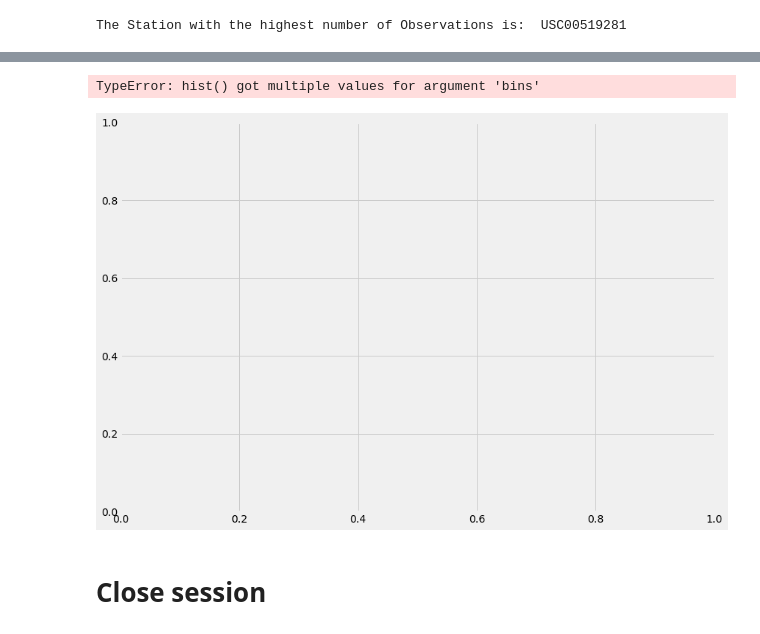
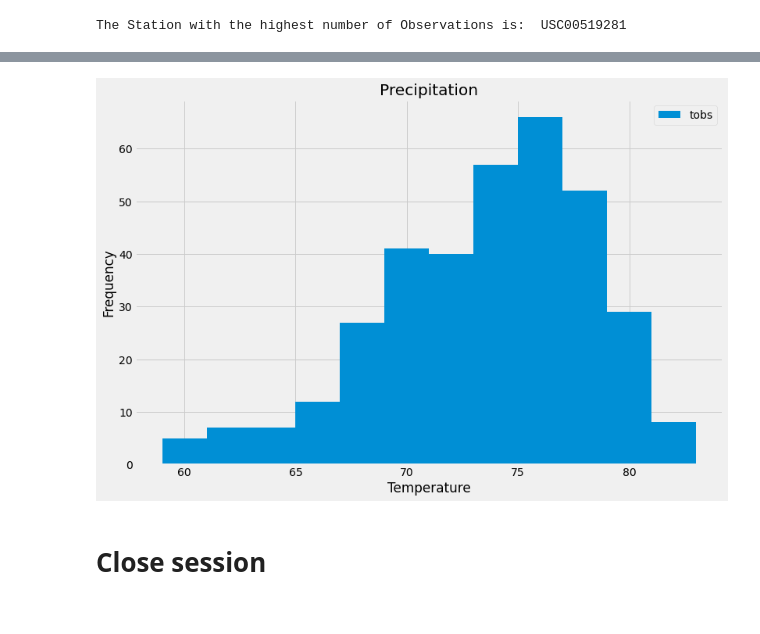
Before and after one commit to usa4148/sqlalchemy-challenge, a Jupyter notebook: climate_starter.ipynb, the cells around one changed output, grey strips where cells are left out. Cells and saved outputs as stored; diff of their text form; code cells hidden in the pictures.

Commit message:
Precipitation histogram complete.

```diff
--- a/climate_starter.ipynb
+++ b/climate_starter.ipynb
@@ -177,11 +159,7 @@ The Station with the highest number of Observations is:  USC00519281
 # %%
 # Using the most active station id
 # Query the last 12 months of temperature observation data for this station and plot the results as a histogram
-
-# Save the query results as a Pandas DataFrame and set the index to the date column
-#dfres = pd.read_sql(results.statement, results.session.bind)
-#date
-results = session.query(func.count(Measurement.tobs),Measurement.tobs).filter(Measurement.date > date).filter(Measurement.station == 'USC00519281').group_by(Measurement.tobs).order_by(Measurement.tobs)
+results = session.query(Measurement.tobs).filter(Measurement.date > date).filter(Measurement.station == 'USC00519281')
 # %%
 # Save the query results as a Pandas DataFrame and set the index to the date column
 dfres = pd.read_sql(results.statement, results.session.bind)
@@ -207,49 +167,14 @@ dfres
-# %%
-#ax = dfres.hist(bins=12, figsize=(12,8), color='#86bf91')
-#fig, ax = plt.subplots(1,figsize=(12, 8))
-#ax.plot('tobs', 'count_1', data=dfres)
-
-#plt.hist(dfres['tobs'],bins=12)
-#plt.hist(bins=12)
-#plt.hist(dfres, bins=12)
-
-
-
-# Generate a normal distribution, center at x=0 and y=5
-x = dfres['tobs']
-y = dfres['count_1']
-
-fig, axs = plt.subplots(1, sharey=True, tight_layout=True,figsize=(12, 8))
-
-# We can set the number of bins with the `bins` kwarg
-axs.hist(y, bins=12)
-#axs[1].hist(y, bins=12)
-
-
-#ax.hist(x,bins=12)
-
-#fmt_month = mdates.MonthLocator(interval=1)
-#ax.xaxis.set_major_locator(fmt_month)
-
-# Fix the tick label dates to eliminate the minutes, seconds
-#ax.xaxis.set_major_formatter(mdates.DateFormatter('%y-%m-%d'))
-
-# Round to the nearest month and align the xticks there
-#datemin = np.datetime64(sorted_dfres['date'].iloc[0],'M')
-#datemax = np.datetime64(sorted_dfres['date'].iloc[-1],'M')
-#ax.set_xlim(datemin, datemax)
-
-# Rotate and rightalign the x labels, legend, axis labels and show it
-#plt.xticks(rotation = 90)
-#ax.hist(x, bins=12)
-#ax.hist(y, bins=12)
-plt.legend(["precipitation"],loc=0)
-ax.set_xlabel("Temperature")
-ax.set_ylabel("Frequency")
-plt.show();
-# %% [output]
-TypeError: hist() got multiple values for argument 'bins'
-[figure, removed]
+# %%
+#ax = dfres.hist(bins=12, figsize=(12,8), color='#86bf91')
+fig, ax = plt.subplots(figsize=(12, 8))
+plt.hist('tobs', bins=12, data=dfres)
+plt.legend(["tobs"],loc=0)
+plt.title("Precipitation")
+ax.set_xlabel("Temperature")
+ax.set_ylabel("Frequency")
+plt.show();
+# %% [output]
+[figure, added]
 # %% [markdown]
 # Close session
 # %%
```
Also changed, not shown: parts of 3 cells of this notebook.
